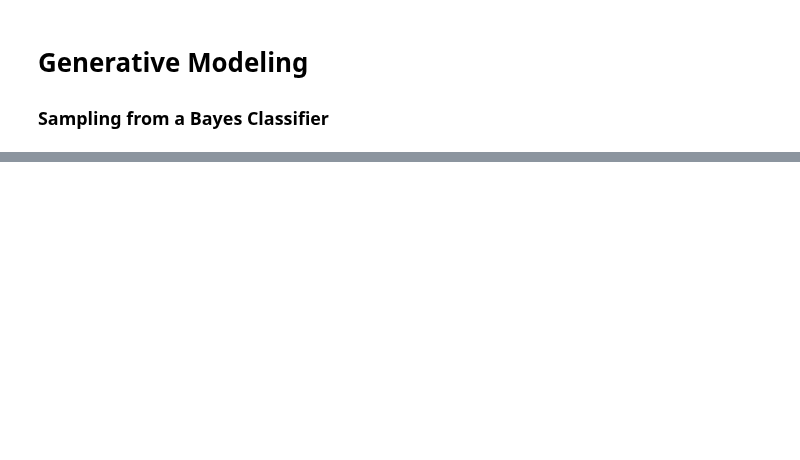
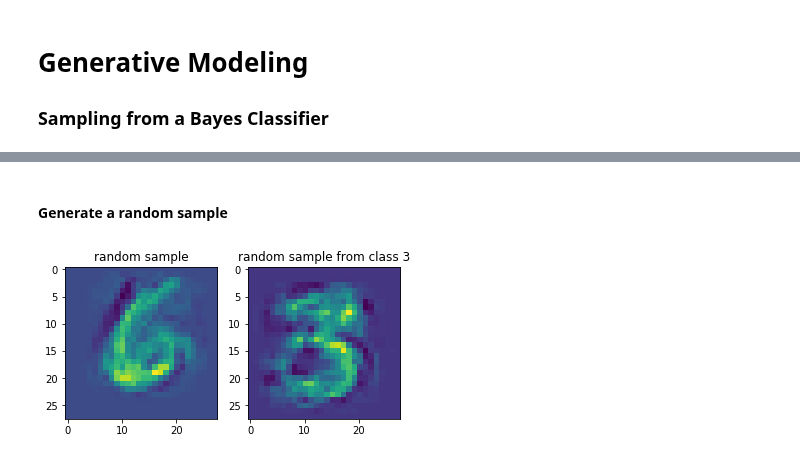
Before and after one commit to darrahts/deeplearning, a Jupyter notebook: GenerativeModeling.ipynb, the cells around one changed output, grey strips where cells are left out. Saved outputs shown, nothing was run; the diff lists cells and outputs as text; code cells hidden in the pictures; blank space fills up the shorter version.

```diff
--- a/GenerativeModeling.ipynb
+++ b/GenerativeModeling.ipynb
@@ -41,0 +99,17 @@ class BayesClassifier:
+# %% [markdown]
+#### Generate a random sample
+# %%
+sample = clf.sample().reshape(28,28)
+sample3 = clf.sample_given_y(3).reshape(28,28)
+
+plt.subplot(121)
+plt.imshow(sample)
+plt.title("random sample")
+
+plt.subplot(122)
+plt.imshow(sample3)
+plt.title("random sample from class 3")
+
+plt.show()
+# %% [output]
+[figure, added]
```
Also changed, not shown: parts of 8 cells of this notebook.
